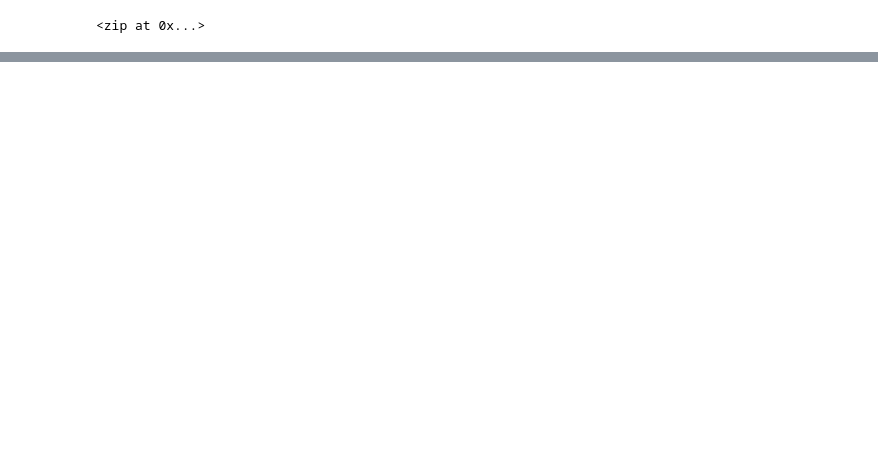
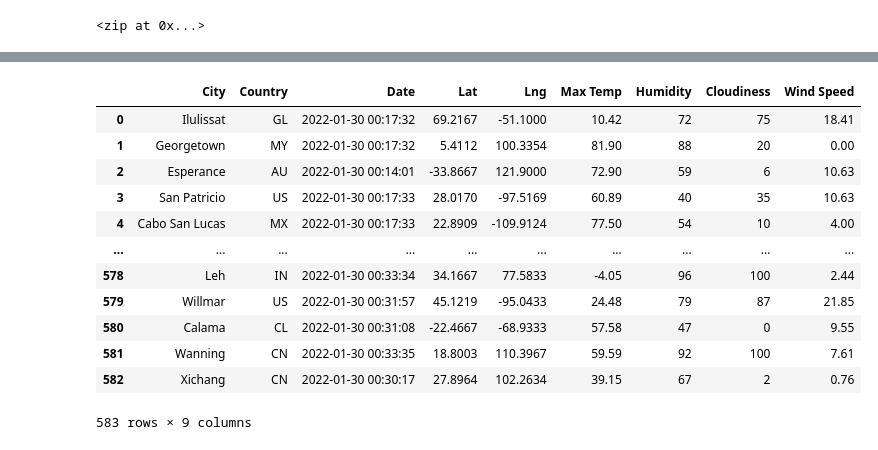
Before and after one commit to hanfengxi/World_Weather_Analysis, a Jupyter notebook: WeatherPy.ipynb, the cells around one changed output, grey strips where cells are left out. Drawn from its saved outputs; the diff is of its cells as text; code cells hidden in the pictures; blank space fills up the shorter version.

Commit message:
modify git ignore and upload WeatherPy.ipynb

```diff
--- a/WeatherPy.ipynb
+++ b/WeatherPy.ipynb
@@ -50,0 +55,2 @@ len(cities)
+# %%
+url = "http://api.openweathermap.org/data/2.5/weather?units=Imperial&APPID=" + weather_api_key
@@ -50,0 +61,10 @@ len(cities)
+# %%
+# Create an empty list to hold the weather data.
+city_data = []
+# Print the beginning of the logging.
+print("Beginning Data Retrieval     ")
+print("-----------------------------")
+
+# Create counters.
+record_count = 1
+set_count = 1
@@ -50,0 +144,4 @@ len(cities)
+# %%
+# Convert the array of dictionaries to a Pandas DataFrame.
+city_data_df = pd.DataFrame(city_data)
+city_data_df.head(10)
@@ -50,0 +160,18 @@ len(cities)
+# %%
+new_column_order = ["City", "Country", "Date", "Lat", "Lng", "Max Temp", "Humidity", "Cloudiness", "Wind Speed"]
+city_data_df = city_data_df[new_column_order]
+city_data_df
+# %% [output]
+|  | City | Country | Date | Lat | Lng | Max Temp | Humidity | Cloudiness | Wind Speed |
+| 0 | Ilulissat | GL | 2022-01-30 00:17:32 | 69.2167 | -51.1000 | 10.42 | 72 | 75 | 18.41 |
+| 1 | Georgetown | MY | 2022-01-30 00:17:32 | 5.4112 | 100.3354 | 81.90 | 88 | 20 | 0.00 |
+| 2 | Esperance | AU | 2022-01-30 00:14:01 | -33.8667 | 121.9000 | 72.90 | 59 | 6 | 10.63 |
+| 3 | San Patricio | US | 2022-01-30 00:17:33 | 28.0170 | -97.5169 | 60.89 | 40 | 35 | 10.63 |
+| 4 | Cabo San Lucas | MX | 2022-01-30 00:17:33 | 22.8909 | -109.9124 | 77.50 | 54 | 10 | 4.00 |
+| ... | ... | ... | ... | ... | ... | ... | ... | ... | ... |
+| 578 | Leh | IN | 2022-01-30 00:33:34 | 34.1667 | 77.5833 | -4.05 | 96 | 100 | 2.44 |
+| 579 | Willmar | US | 2022-01-30 00:31:57 | 45.1219 | -95.0433 | 24.48 | 79 | 87 | 21.85 |
+| 580 | Calama | CL | 2022-01-30 00:31:08 | -22.4667 | -68.9333 | 57.58 | 47 | 0 | 9.55 |
+| 581 | Wanning | CN | 2022-01-30 00:33:35 | 18.8003 | 110.3967 | 59.59 | 92 | 100 | 7.61 |
+| 582 | Xichang | CN | 2022-01-30 00:30:17 | 27.8964 | 102.2634 | 39.15 | 67 | 2 | 0.76 |
+583 rows × 9 columns
```
Also changed, not shown: parts of 8 cells of this notebook, 1 other file.
